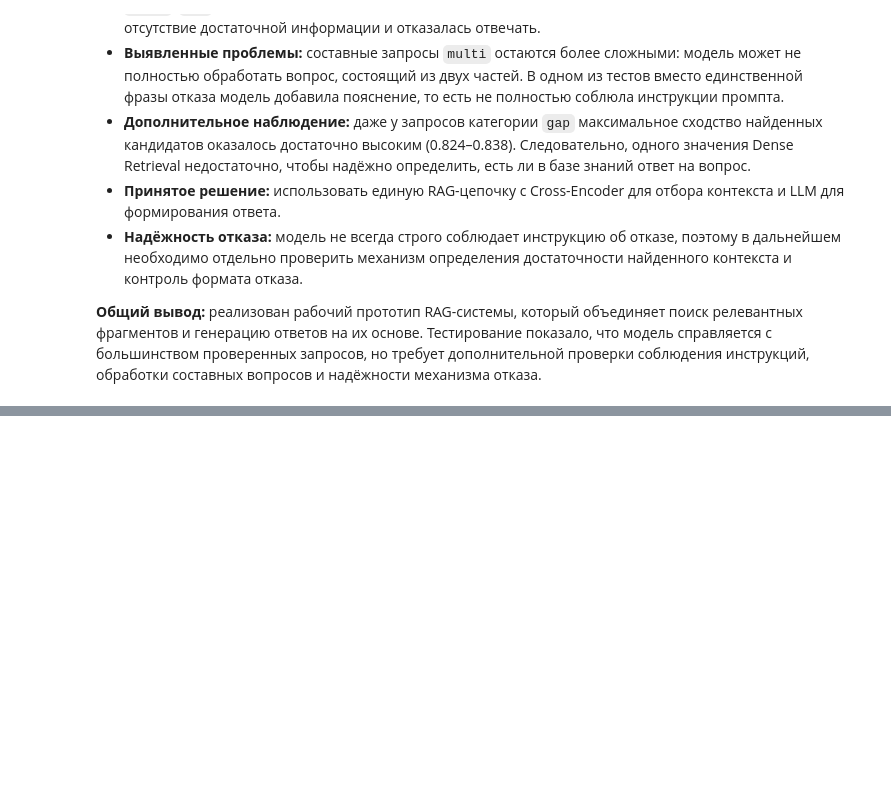
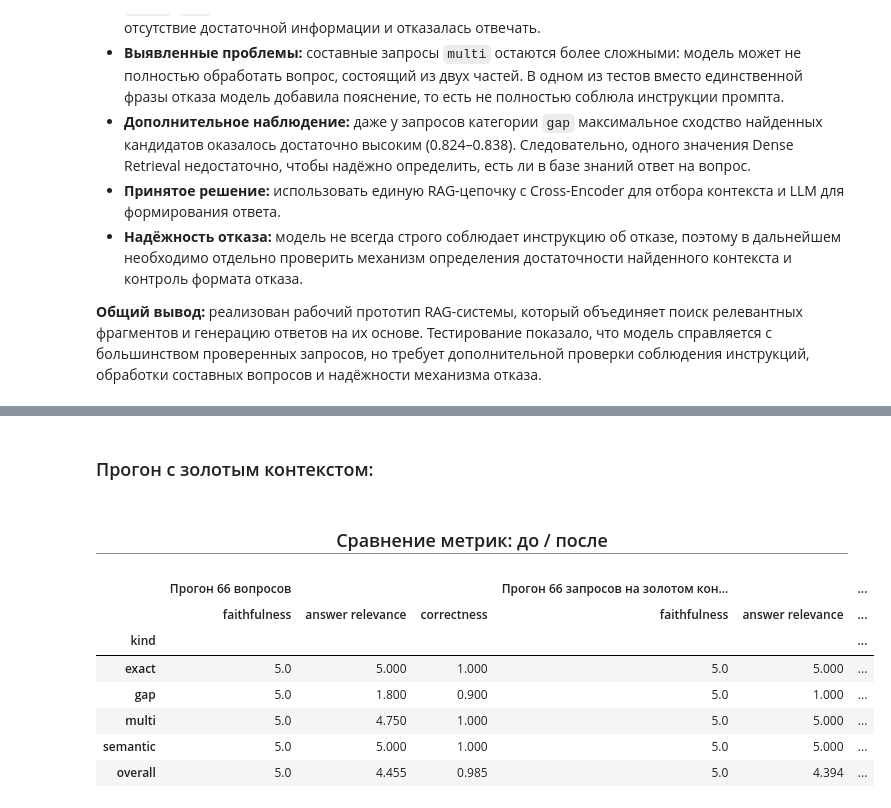
Before and after one commit to nda86/yp_rag, a Jupyter notebook: 3 RAG.ipynb, the cells around one changed output, grey strips where cells are left out. Cells and saved outputs as stored; diff of their text form; code cells hidden in the pictures; blank space fills up the shorter version.

```diff
--- a/3 RAG.ipynb
+++ b/3 RAG.ipynb
@@ -646,0 +930,41 @@ show(
+# %% [markdown]
+### Прогон с золотым контекстом:
+# %%
+gold_rows = []
+
+for q in q_df.itertuples():
+    golden = rag_answer(
+        q.query,
+        gold_docs=q.relevant_docs,
+    )
+
+    faith, relev, correct = judge(
+        question=q.query,
+        context=golden["context"],
+        answer=golden["answer"],
+        gold=q.gold,
+    )
+
+    gold_rows.append({
+        "kind": q.kind,
+        "answer": golden["answer"],
+        "context_text": golden["context_text"],
+        "faithfulness": faith,
+        "answer relevance": relev,
+        "correctness": correct,
+    })
+gold_report = pd.DataFrame(gold_rows, index=report.index)
+gold_report.to_csv("report_judge_rag_gold.csv")
+# %%
+JUDGE_METRICS = ["faithfulness", "answer relevance", "correctness"]
+compare_metrics(before_name="Прогон 66 вопросов", before_df=report, after_name="Прогон 66 запросов на золотом контексте", after_df=gold_report, cols=JUDGE_METRICS)
+# %% [output]
+Сравнение метрик: до / после
+|  | Прогон 66 вопросов |  |  | Прогон 66 запросов на золотом кон... |  | ... |
+|  | faithfulness | answer relevance | correctness | faithfulness | answer relevance | ... |
+| kind |  |  |  |  |  | ... |
+| exact | 5.0 | 5.000 | 1.000 | 5.0 | 5.000 | ... |
+| gap | 5.0 | 1.800 | 0.900 | 5.0 | 1.000 | ... |
+| multi | 5.0 | 4.750 | 1.000 | 5.0 | 5.000 | ... |
+| semantic | 5.0 | 5.000 | 1.000 | 5.0 | 5.000 | ... |
+| overall | 5.0 | 4.455 | 0.985 | 5.0 | 4.394 | ... |
```
Also changed, not shown: parts of 25 cells of this notebook, 6 other files.
